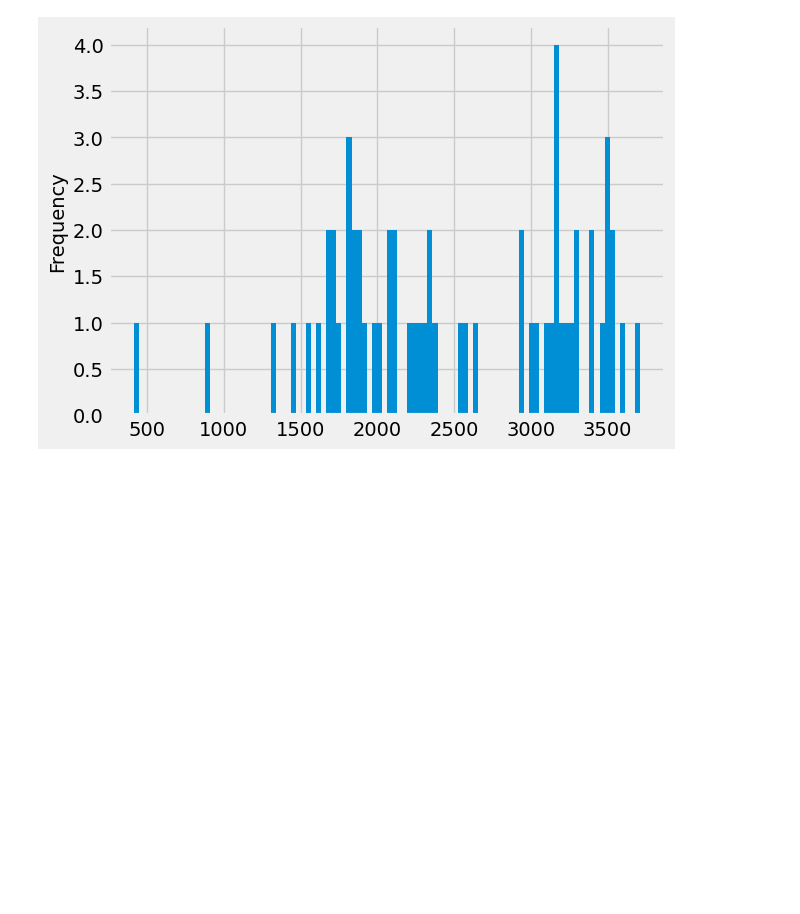
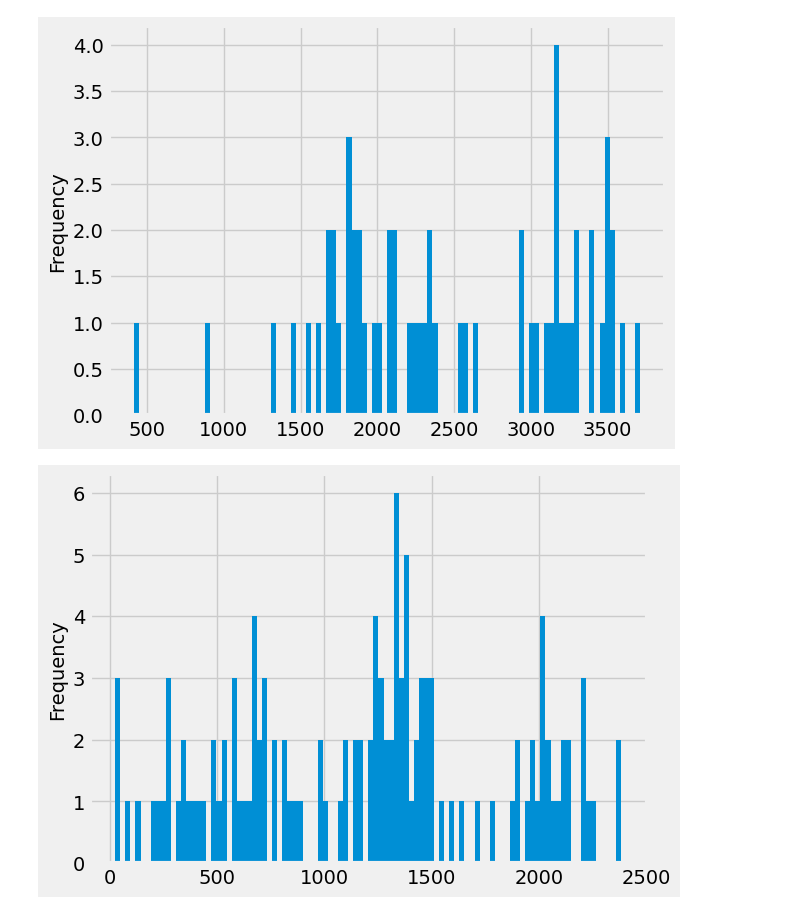
Before and after one commit to MaiJhay/Road-Accidents-In-Quezon-City, a Jupyter notebook: main.ipynb, the cells around one changed output. Drawn from its saved outputs; the diff is of its cells as text; code cells hidden in the pictures; blank space fills up the shorter version.

```diff
--- a/main.ipynb
+++ b/main.ipynb
@@ -134,3 +134,7 @@ plt.show()
 df_month[DEPENDENT_VARIABLE].plot(kind='hist', bins=100);
 # %% [output]
 [figure]
+# %%
+df_hour[DEPENDENT_VARIABLE].plot(kind='hist', bins=100);
+# %% [output]
+[figure, added]
```
Also changed, not shown: parts of 6 cells of this notebook.
